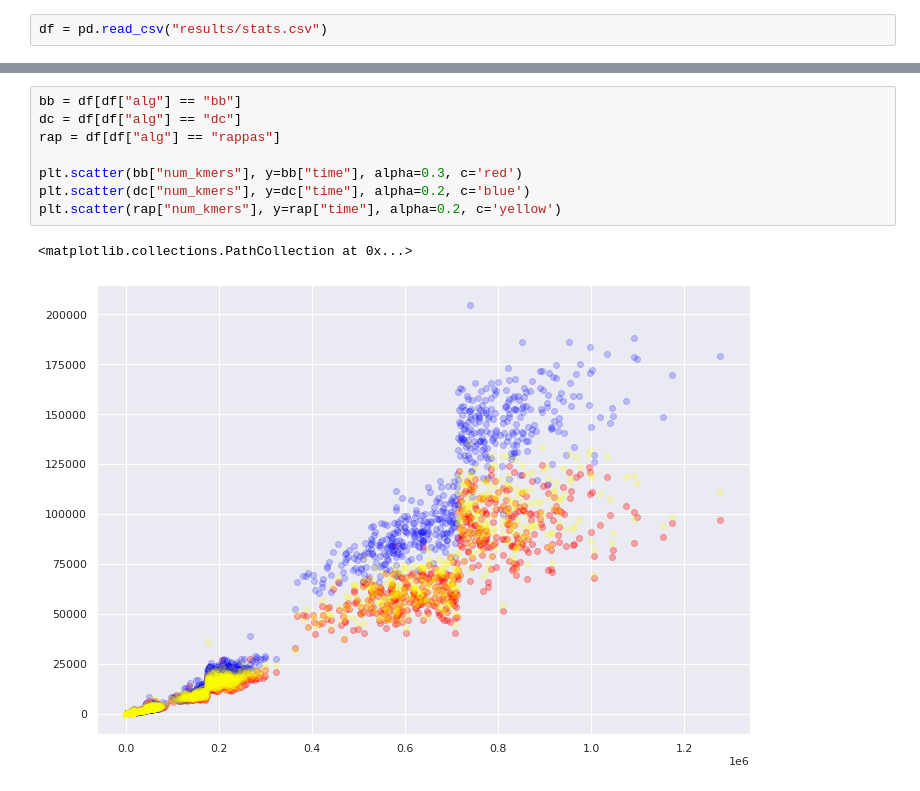
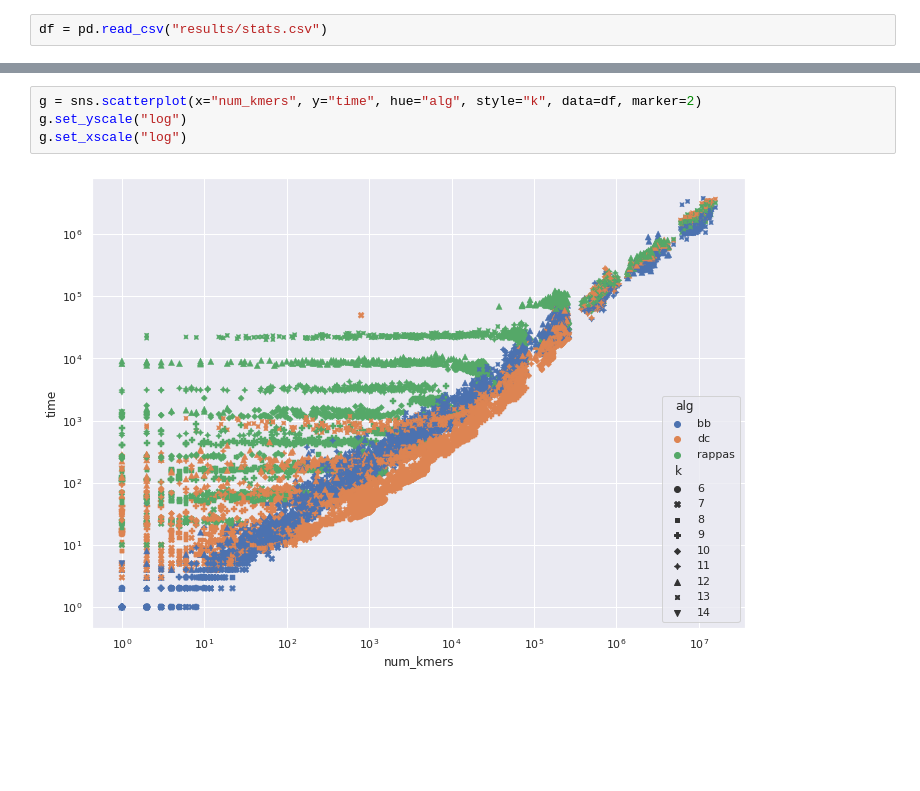
Before and after one commit to nromashchenko/pk-algs, a Jupyter notebook: alg_plots.ipynb, the cells around one changed output, grey strips where cells are left out. Saved outputs shown, nothing was run; the diff lists cells and outputs as text; blank space fills up the shorter version.

```diff
--- a/alg_plots.ipynb
+++ b/alg_plots.ipynb
@@ -24,13 +24,8 @@ df
-# %%
-bb = df[df["alg"] == "bb"]
-dc = df[df["alg"] == "dc"]
-rap = df[df["alg"] == "rappas"]
-
-plt.scatter(bb["num_kmers"], y=bb["time"], alpha=0.3, c='red')
-plt.scatter(dc["num_kmers"], y=dc["time"], alpha=0.2, c='blue')
-plt.scatter(rap["num_kmers"], y=rap["time"], alpha=0.2, c='yellow')
-# %% [output]
-<matplotlib.collections.PathCollection at 0x...>
-[figure, removed]
+# %%
+g = sns.scatterplot(x="num_kmers", y="time", hue="alg", style="k", data=df, marker=2)
+g.set_yscale("log")
+g.set_xscale("log")
+# %% [output]
+[figure, added]
 # %%
 sns.set(rc={'figure.figsize':(11.7,8.27)})
```
Also changed, not shown: parts of 7 cells of this notebook, 13 other files.
